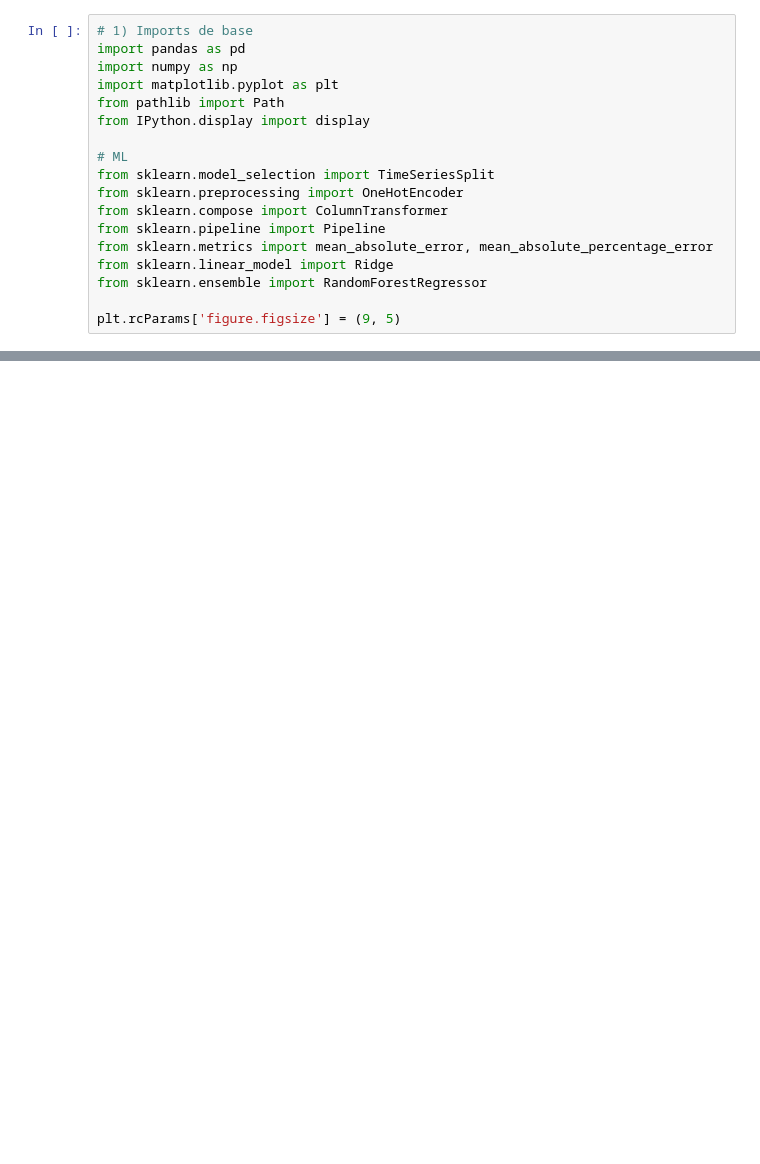
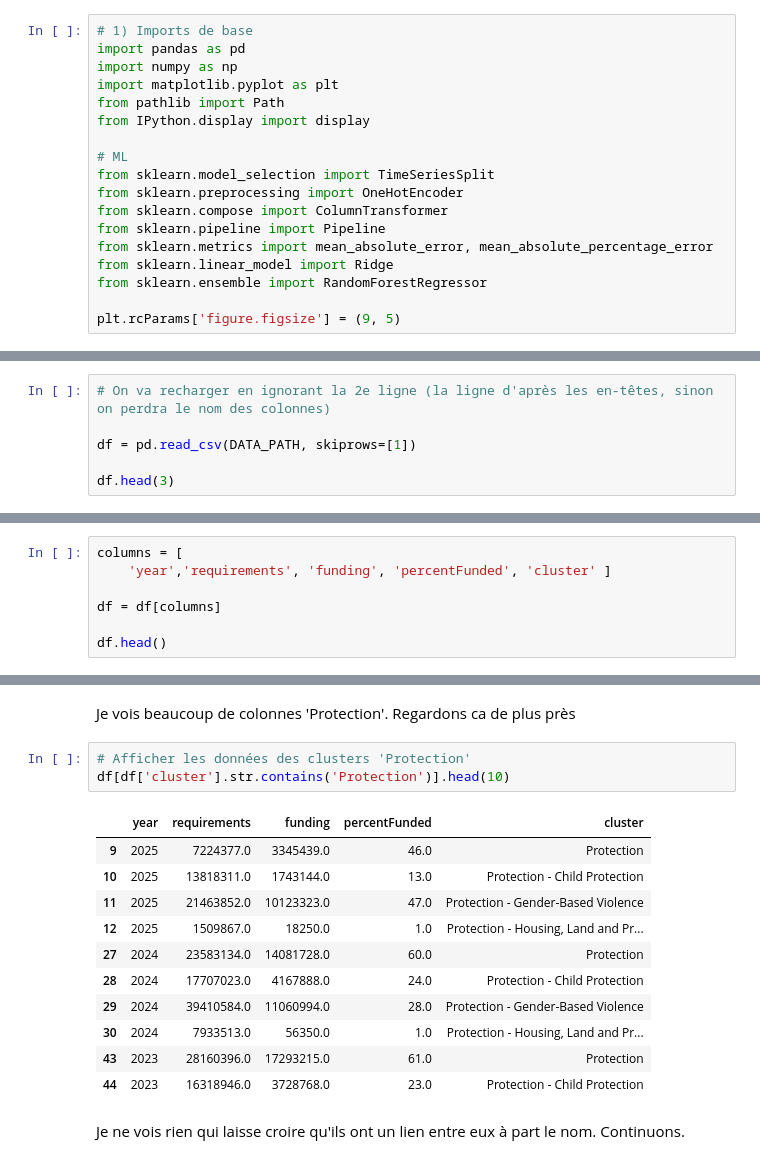
Before and after one commit to AnicetKJ/ProjetFTSCameroun, a Jupyter notebook: notebook_ml1.ipynb, the cells around one changed output, grey strips where cells are left out. Drawn from its saved outputs; the diff is of its cells as text; blank space fills up the shorter version.

```diff
--- a/notebook_ml1.ipynb
+++ b/notebook_ml1.ipynb
@@ -149,0 +95,6 @@ print('Modèle exporté -> cmr_fts_model_pipeline.joblib')
+# %%
+# On va recharger en ignorant la 2e ligne (la ligne d'après les en-têtes, sinon on perdra le nom des colonnes)
+
+df = pd.read_csv(DATA_PATH, skiprows=[1])
+
+df.head(3)
@@ -149,0 +166,7 @@ print('Modèle exporté -> cmr_fts_model_pipeline.joblib')
+# %%
+columns = [
+    'year','requirements', 'funding', 'percentFunded', 'cluster' ]
+
+df = df[columns]
+
+df.head()
@@ -149,0 +199,20 @@ print('Modèle exporté -> cmr_fts_model_pipeline.joblib')
+# %% [markdown]
+Je vois beaucoup de colonnes 'Protection'. Regardons ca de plus près
+# %%
+# Afficher les données des clusters 'Protection'
+df[df['cluster'].str.contains('Protection')].head(10)
+# %% [output]
+|  | year | requirements | funding | percentFunded | cluster |
+| 9 | 2025 | 7224377.0 | 3345439.0 | 46.0 | Protection |
+| 10 | 2025 | 13818311.0 | 1743144.0 | 13.0 | Protection - Child Protection |
+| 11 | 2025 | 21463852.0 | 10123323.0 | 47.0 | Protection - Gender-Based Violence |
+| 12 | 2025 | 1509867.0 | 18250.0 | 1.0 | Protection - Housing, Land and Pr... |
+| 27 | 2024 | 23583134.0 | 14081728.0 | 60.0 | Protection |
+| 28 | 2024 | 17707023.0 | 4167888.0 | 24.0 | Protection - Child Protection |
+| 29 | 2024 | 39410584.0 | 11060994.0 | 28.0 | Protection - Gender-Based Violence |
+| 30 | 2024 | 7933513.0 | 56350.0 | 1.0 | Protection - Housing, Land and Pr... |
+| 43 | 2023 | 28160396.0 | 17293215.0 | 61.0 | Protection |
+| 44 | 2023 | 16318946.0 | 3728768.0 | 23.0 | Protection - Child Protection |
+# %% [markdown]
+Je ne vois rien qui laisse croire qu'ils ont un lien entre eux à part le nom.
+Continuons.
```
Also changed, not shown: parts of 26 cells of this notebook, 1 other file.
